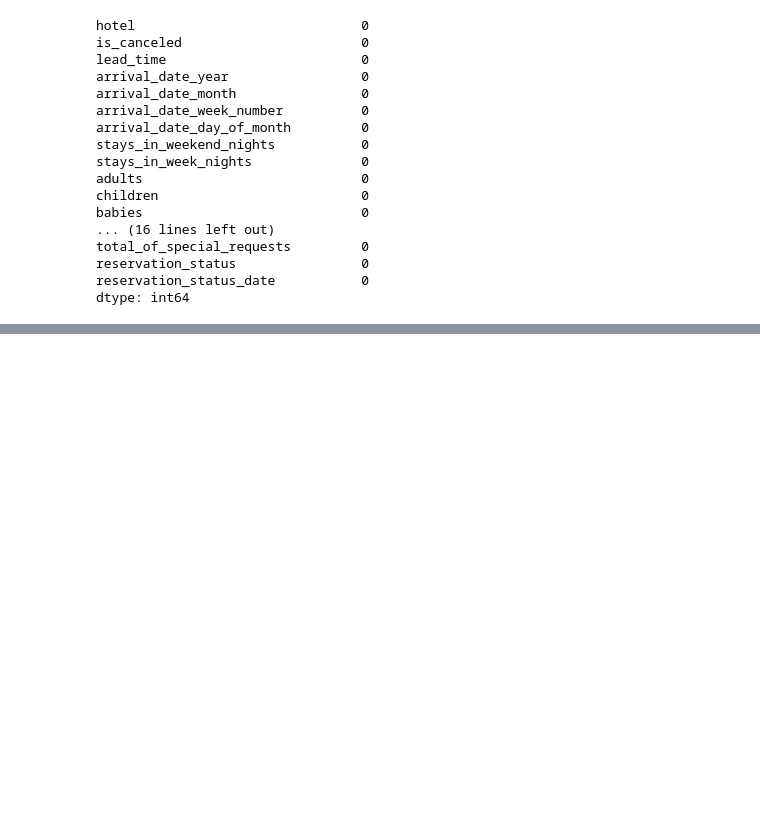
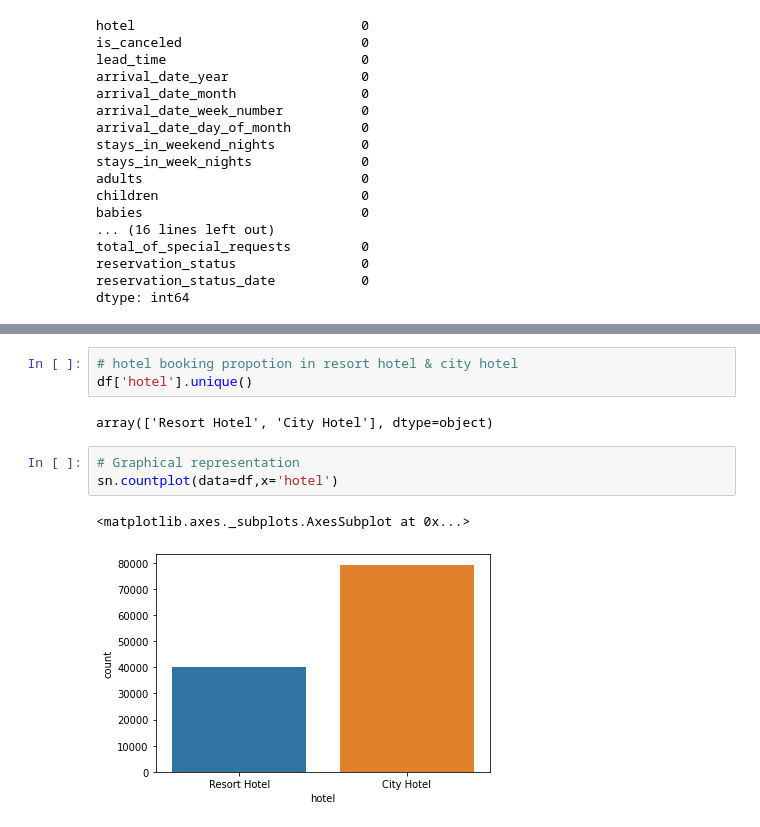
Before and after one commit to AjaharDaroga/EDA_CAPSTONE_PROJECT, a Jupyter notebook: Hotel_Booking_Analysis_Capstone_Project.ipynb, the cells around one changed output, grey strips where cells are left out. Saved outputs shown, nothing was run; the diff lists cells and outputs as text; blank space fills up the shorter version.

```diff
--- a/Hotel_Booking_Analysis_Capstone_Project.ipynb
+++ b/Hotel_Booking_Analysis_Capstone_Project.ipynb
@@ -168,3 +170,14 @@ df.describe()
 | 50% | 0.000000 | 69.000000 | 2016.000000 | 28.000000 | 16.000000 | ... |
 | 75% | 1.000000 | 160.000000 | 2017.000000 | 38.000000 | 23.000000 | ... |
 | max | 1.000000 | 737.000000 | 2017.000000 | 53.000000 | 31.000000 | ... |
+# %%
+# hotel booking propotion in resort hotel & city hotel
+df['hotel'].unique()
+# %% [output]
+array(['Resort Hotel', 'City Hotel'], dtype=object)
+# %%
+# Graphical representation
+sn.countplot(data=df,x='hotel')
+# %% [output]
+<matplotlib.axes._subplots.AxesSubplot at 0x...>
+[figure, added]
```
Also changed, not shown: parts of 9 cells of this notebook.
